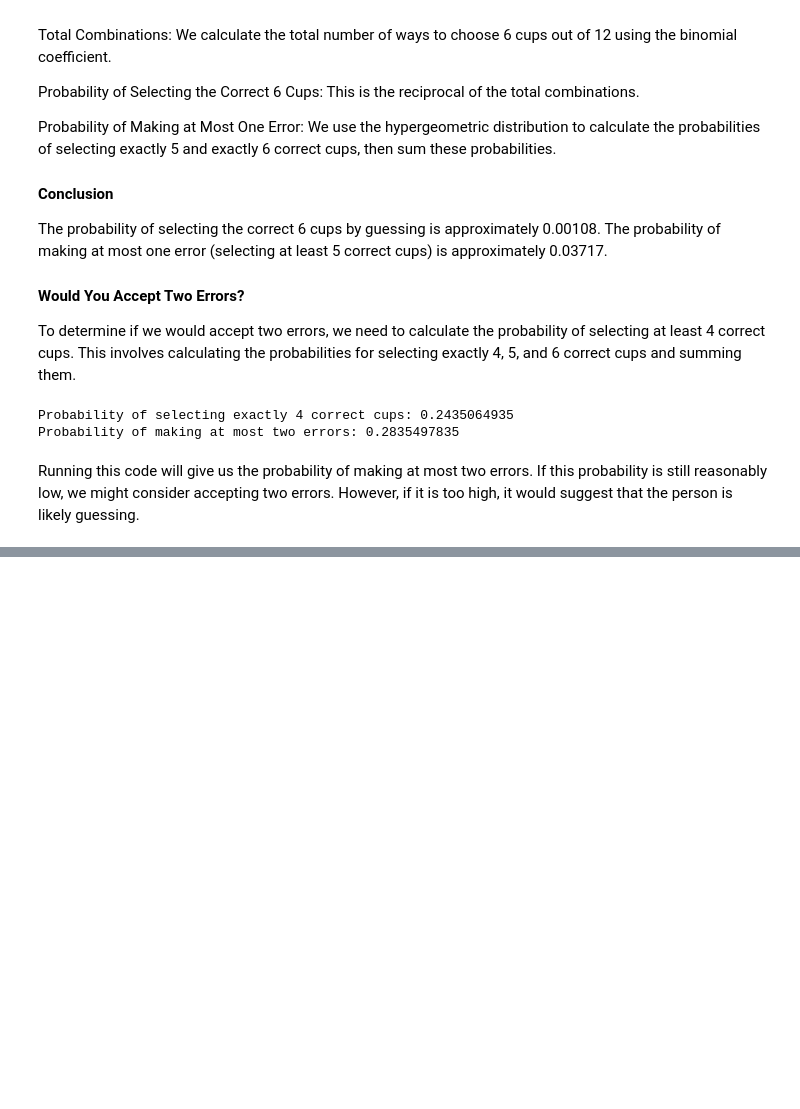
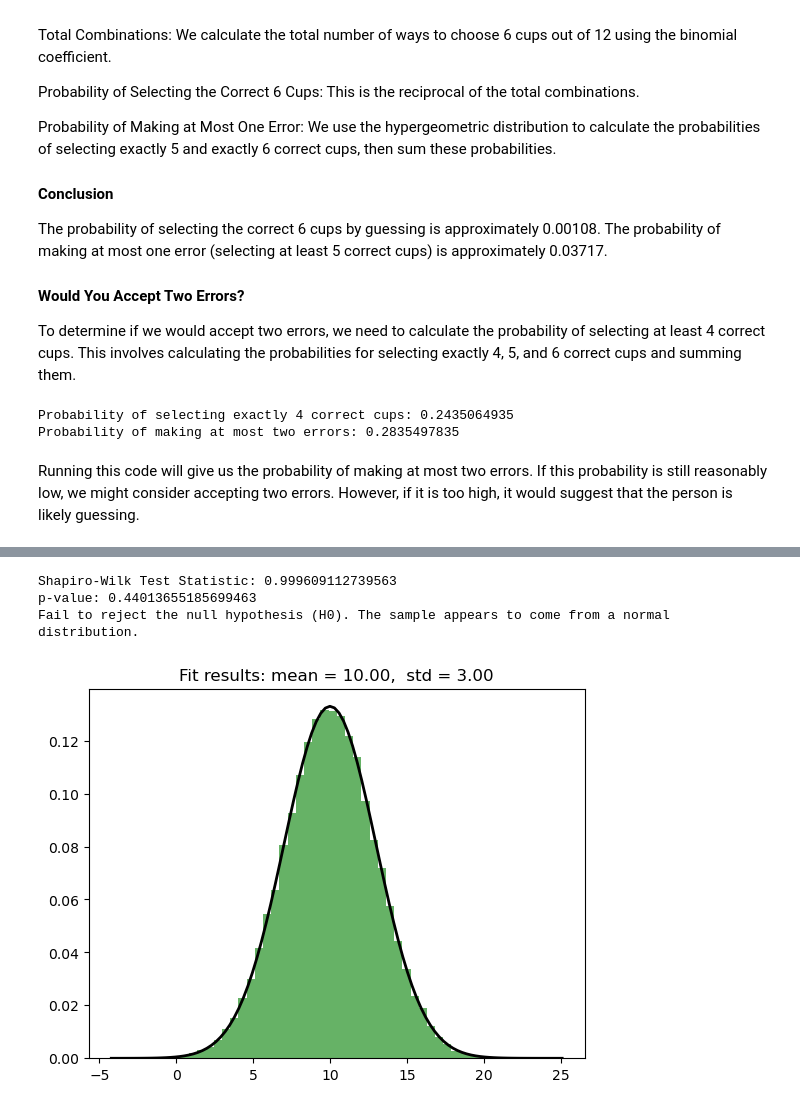
Before and after one commit to gusgoes/applied-statistics, a Jupyter notebook: tasks.ipynb, the cells around one changed output, grey strips where cells are left out. Cells and saved outputs as stored; diff of their text form; code cells hidden in the pictures; blank space fills up the shorter version.

```diff
--- a/tasks.ipynb
+++ b/tasks.ipynb
@@ -77,0 +87,46 @@ With a probability of approximately 0.26444 (26.44%) for making at most two erro
+# %%
+# Step 1: Generate the Sample
+import numpy as np
+
+# Generate the sample
+mean = 10.0
+std_dev = 3.0
+sample_size = 100000
+sample = np.random.normal(mean, std_dev, sample_size)
+
+# Step 2: Test for Normality
+from scipy.stats import shapiro
+
+# Perform the Shapiro-Wilk test
+stat, p_value = shapiro(sample[:5000])  # Shapiro-Wilk test is computationally expensive, so we use a subset
+print(f"Shapiro-Wilk Test Statistic: {stat}")
+print(f"p-value: {p_value}")
+
+# Interpret the result
+alpha = 0.05
+if p_value > alpha:
+    print("Fail to reject the null hypothesis (H0). The sample appears to come from a normal distribution.")
+else:
+    print("Reject the null hypothesis (H0). The sample does not appear to come from a normal distribution.")
+
+#Step 3: Plot the Histogram and PDF
+import matplotlib.pyplot as plt
+from scipy.stats import norm
+
+# Plot the histogram
+plt.hist(sample, bins=50, density=True, alpha=0.6, color='g')
+
+# Plot the normal distribution PDF
+xmin, xmax = plt.xlim()
+x = np.linspace(xmin, xmax, 100)
+p = norm.pdf(x, mean, std_dev)
+plt.plot(x, p, 'k', linewidth=2)
+
+title = "Fit results: mean = %.2f,  std = %.2f" % (mean, std_dev)
+plt.title(title)
+plt.show()
+# %% [output]
+Shapiro-Wilk Test Statistic: 0.999609112739563
+p-value: 0.44013655185699463
+Fail to reject the null hypothesis (H0). The sample appears to come from a normal distribution.
+[figure, added]
```
Also changed, not shown: parts of 6 cells of this notebook.
